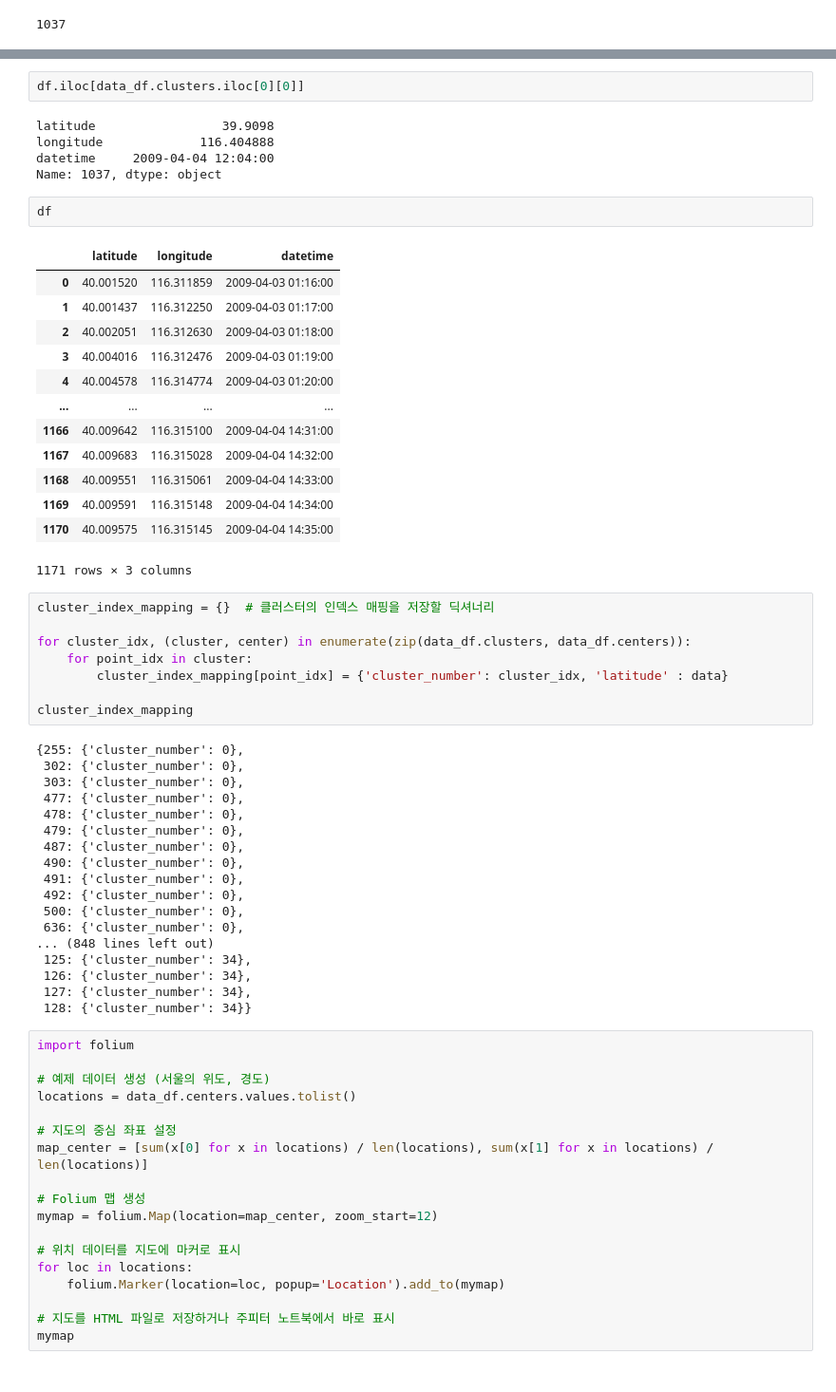
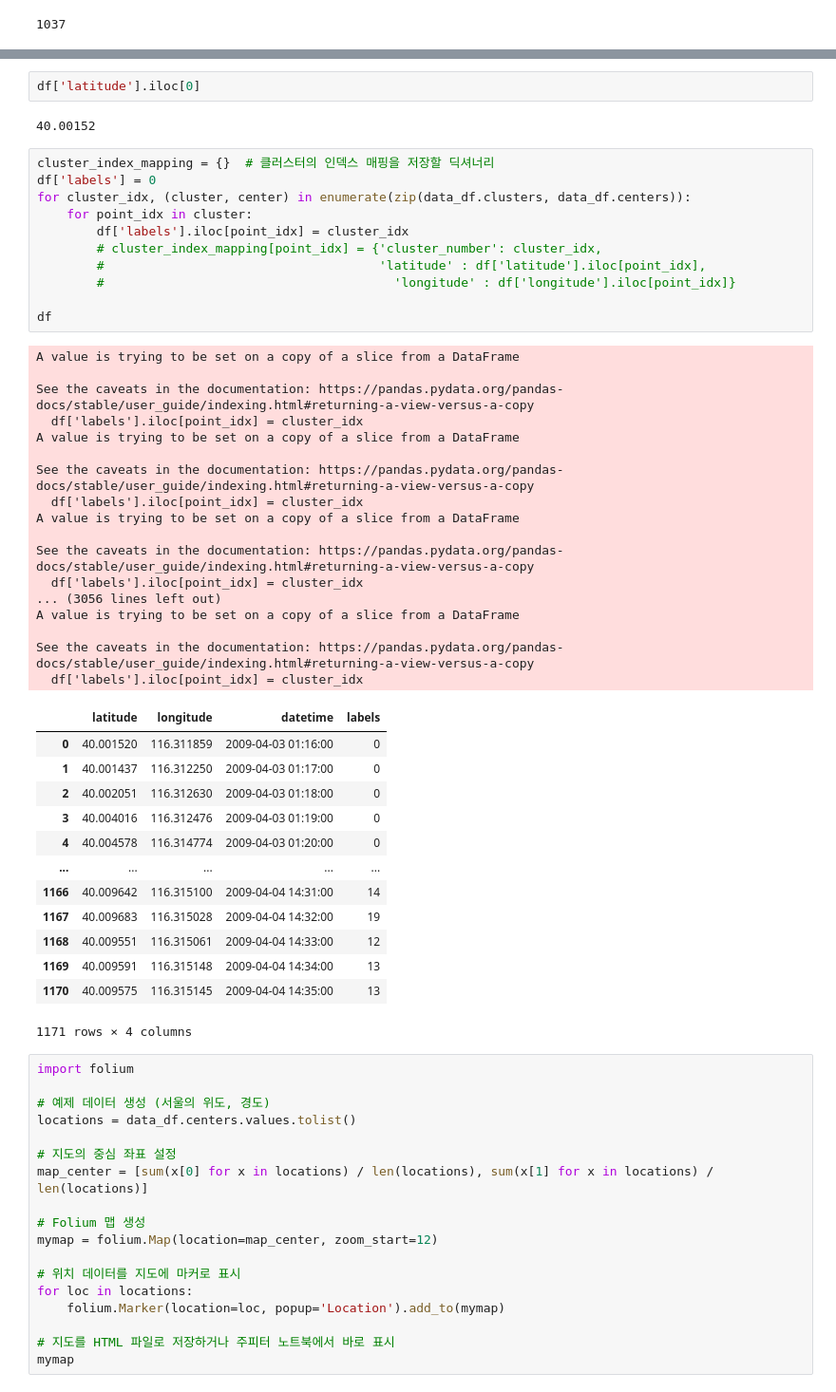
Before and after one commit to tukcomCD2024/YooDoRi, a Jupyter notebook: ai/LocationAnalyzer.ipynb, the cells around one changed output, grey strips where cells are left out. Shown at 95% size. Saved outputs shown, nothing was run; the diff lists cells and outputs as text.

```diff
--- a/ai/LocationAnalyzer.ipynb
+++ b/ai/LocationAnalyzer.ipynb
@@ -362,52 +386,49 @@ data_df.clusters.iloc[0][0]
 # %%
-df.iloc[data_df.clusters.iloc[0][0]]
+df['latitude'].iloc[0]
 # %% [output]
-latitude                 39.9098
-longitude             116.404888
-datetime     2009-04-04 12:04:00
-Name: 1037, dtype: object
+40.00152
-# %%
-df
-# %% [output]
-|  | latitude | longitude | datetime |
-| 0 | 40.001520 | 116.311859 | 2009-04-03 01:16:00 |
-| 1 | 40.001437 | 116.312250 | 2009-04-03 01:17:00 |
-| 2 | 40.002051 | 116.312630 | 2009-04-03 01:18:00 |
-| 3 | 40.004016 | 116.312476 | 2009-04-03 01:19:00 |
-| 4 | 40.004578 | 116.314774 | 2009-04-03 01:20:00 |
-| ... | ... | ... | ... |
-| 1166 | 40.009642 | 116.315100 | 2009-04-04 14:31:00 |
-| 1167 | 40.009683 | 116.315028 | 2009-04-04 14:32:00 |
-| 1168 | 40.009551 | 116.315061 | 2009-04-04 14:33:00 |
-| 1169 | 40.009591 | 116.315148 | 2009-04-04 14:34:00 |
-| 1170 | 40.009575 | 116.315145 | 2009-04-04 14:35:00 |
-1171 rows × 3 columns
 # %%
 cluster_index_mapping = {}  # 클러스터의 인덱스 매핑을 저장할 딕셔너리
-
+df['labels'] = 0
 for cluster_idx, (cluster, center) in enumerate(zip(data_df.clusters, data_df.centers)):
     for point_idx in cluster:
-        cluster_index_mapping[point_idx] = {'cluster_number': cluster_idx, 'latitude' : data}
+        df['labels'].iloc[point_idx] = cluster_idx
+        # cluster_index_mapping[point_idx] = {'cluster_number': cluster_idx,
+        #                                     'latitude' : df['latitude'].iloc[point_idx],
+        #                                       'longitude' : df['longitude'].iloc[point_idx]}
 
-cluster_index_mapping
+df
 # %% [output]
-{255: {'cluster_number': 0},
- 302: {'cluster_number': 0},
- 303: {'cluster_number': 0},
- 477: {'cluster_number': 0},
- 478: {'cluster_number': 0},
- 479: {'cluster_number': 0},
- 487: {'cluster_number': 0},
- 490: {'cluster_number': 0},
- 491: {'cluster_number': 0},
- 492: {'cluster_number': 0},
- 500: {'cluster_number': 0},
- 636: {'cluster_number': 0},
-... (848 lines left out)
- 125: {'cluster_number': 34},
- 126: {'cluster_number': 34},
- 127: {'cluster_number': 34},
- 128: {'cluster_number': 34}}
+A value is trying to be set on a copy of a slice from a DataFrame
+
+See the caveats in the documentation: https://pandas.pydata.org/pandas-docs/stable/user_guide/indexing.html#returning-a-view-versus-a-copy
+  df['labels'].iloc[point_idx] = cluster_idx
+A value is trying to be set on a copy of a slice from a DataFrame
+
+See the caveats in the documentation: https://pandas.pydata.org/pandas-docs/stable/user_guide/indexing.html#returning-a-view-versus-a-copy
+  df['labels'].iloc[point_idx] = cluster_idx
+A value is trying to be set on a copy of a slice from a DataFrame
+
+See the caveats in the documentation: https://pandas.pydata.org/pandas-docs/stable/user_guide/indexing.html#returning-a-view-versus-a-copy
+  df['labels'].iloc[point_idx] = cluster_idx
+... (3056 lines left out)
+A value is trying to be set on a copy of a slice from a DataFrame
+
+See the caveats in the documentation: https://pandas.pydata.org/pandas-docs/stable/user_guide/indexing.html#returning-a-view-versus-a-copy
+  df['labels'].iloc[point_idx] = cluster_idx
+|  | latitude | longitude | datetime | labels |
+| 0 | 40.001520 | 116.311859 | 2009-04-03 01:16:00 | 0 |
+| 1 | 40.001437 | 116.312250 | 2009-04-03 01:17:00 | 0 |
+| 2 | 40.002051 | 116.312630 | 2009-04-03 01:18:00 | 0 |
+| 3 | 40.004016 | 116.312476 | 2009-04-03 01:19:00 | 0 |
+| 4 | 40.004578 | 116.314774 | 2009-04-03 01:20:00 | 0 |
+| ... | ... | ... | ... | ... |
+| 1166 | 40.009642 | 116.315100 | 2009-04-04 14:31:00 | 14 |
+| 1167 | 40.009683 | 116.315028 | 2009-04-04 14:32:00 | 19 |
+| 1168 | 40.009551 | 116.315061 | 2009-04-04 14:33:00 | 12 |
+| 1169 | 40.009591 | 116.315148 | 2009-04-04 14:34:00 | 13 |
+| 1170 | 40.009575 | 116.315145 | 2009-04-04 14:35:00 | 13 |
+1171 rows × 4 columns
 # %%
 import folium
 
```
Also changed, not shown: parts of 7 cells of this notebook.
